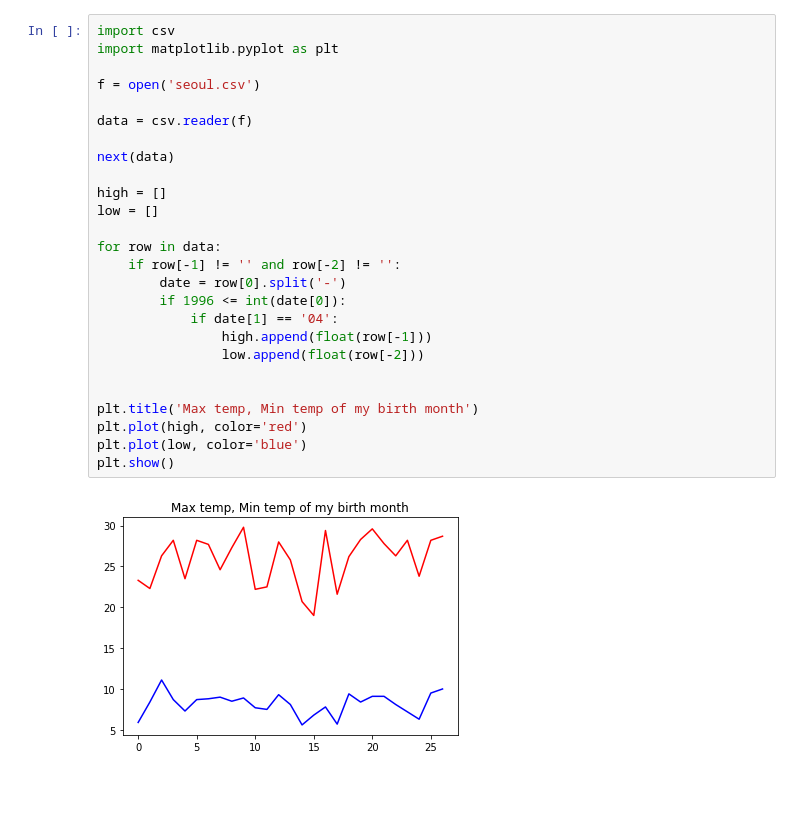
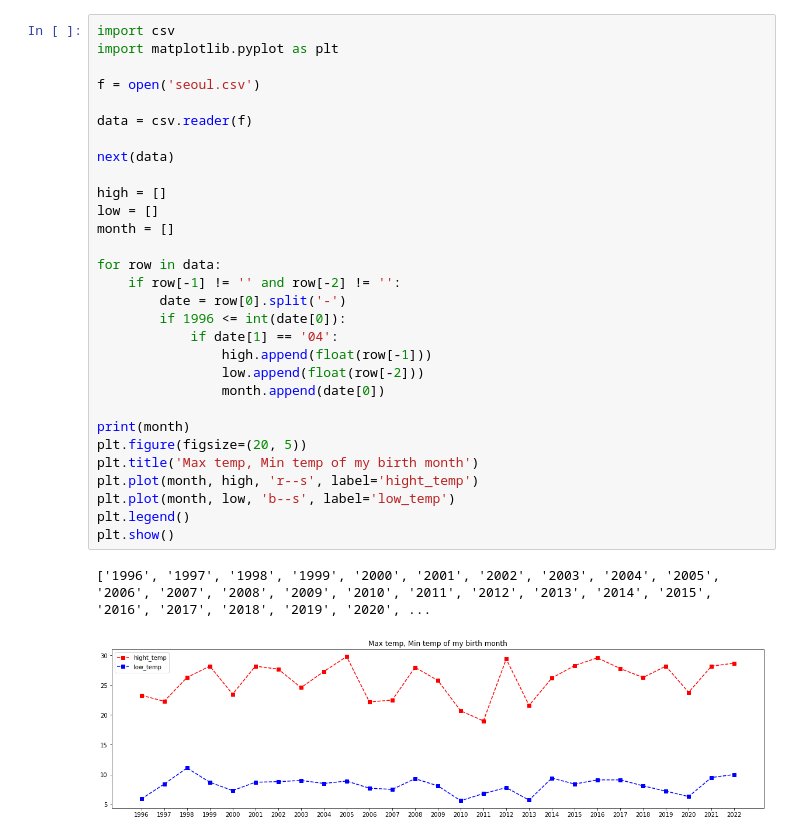
Before and after one commit to okdoittttt/jupyter, a Jupyter notebook: 0921_2(내 생월의 최고,최저 기온).ipynb, the cells around one changed output. Drawn from its saved outputs; the diff is of its cells as text; blank space fills up the shorter version.

```diff
--- a/0921_2(내 생월의 최고,최저 기온).ipynb
+++ b/0921_2(내 생월의 최고,최저 기온).ipynb
@@ -1,28 +1,33 @@
 # %%
 import csv
 import matplotlib.pyplot as plt
 
 f = open('seoul.csv')
 
 data = csv.reader(f)
 
 next(data)
 
 high = []
 low = []
+month = []
 
 for row in data:
     if row[-1] != '' and row[-2] != '':
         date = row[0].split('-')
         if 1996 <= int(date[0]):
             if date[1] == '04':
                 high.append(float(row[-1]))
                 low.append(float(row[-2]))
+                month.append(date[0])
 
-
+print(month)
+plt.figure(figsize=(20, 5))
 plt.title('Max temp, Min temp of my birth month')
-plt.plot(high, color='red')
-plt.plot(low, color='blue')
+plt.plot(month, high, 'r--s', label='hight_temp')
+plt.plot(month, low, 'b--s', label='low_temp')
+plt.legend()
 plt.show()
 # %% [output]
+['1996', '1997', '1998', '1999', '2000', '2001', '2002', '2003', '2004', '2005', '2006', '2007', '2008', '2009', '2010', '2011', '2012', '2013', '2014', '2015', '2016', '2017', '2018', '2019', '2020', ...
-[figure, old version]
+[figure, new version]
```
Also changed, not shown: 2 other files.
